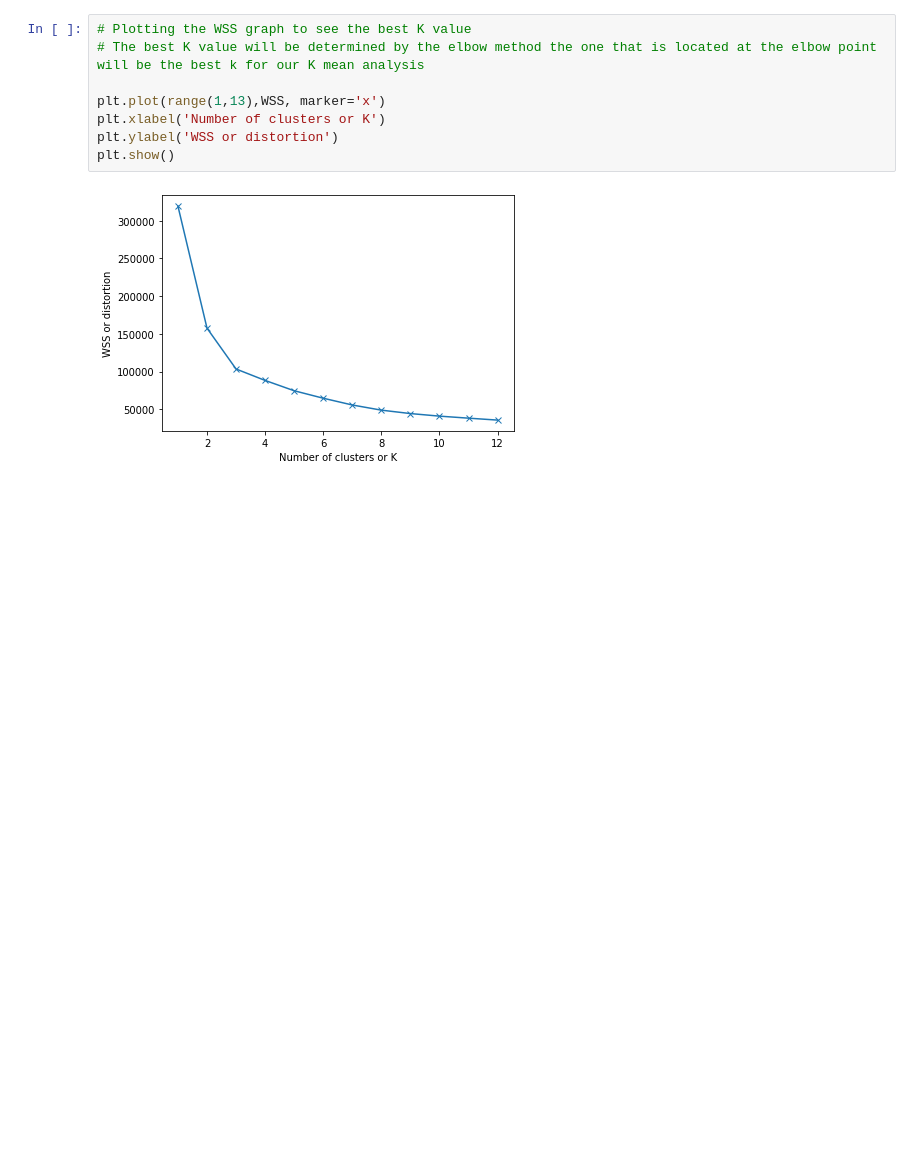
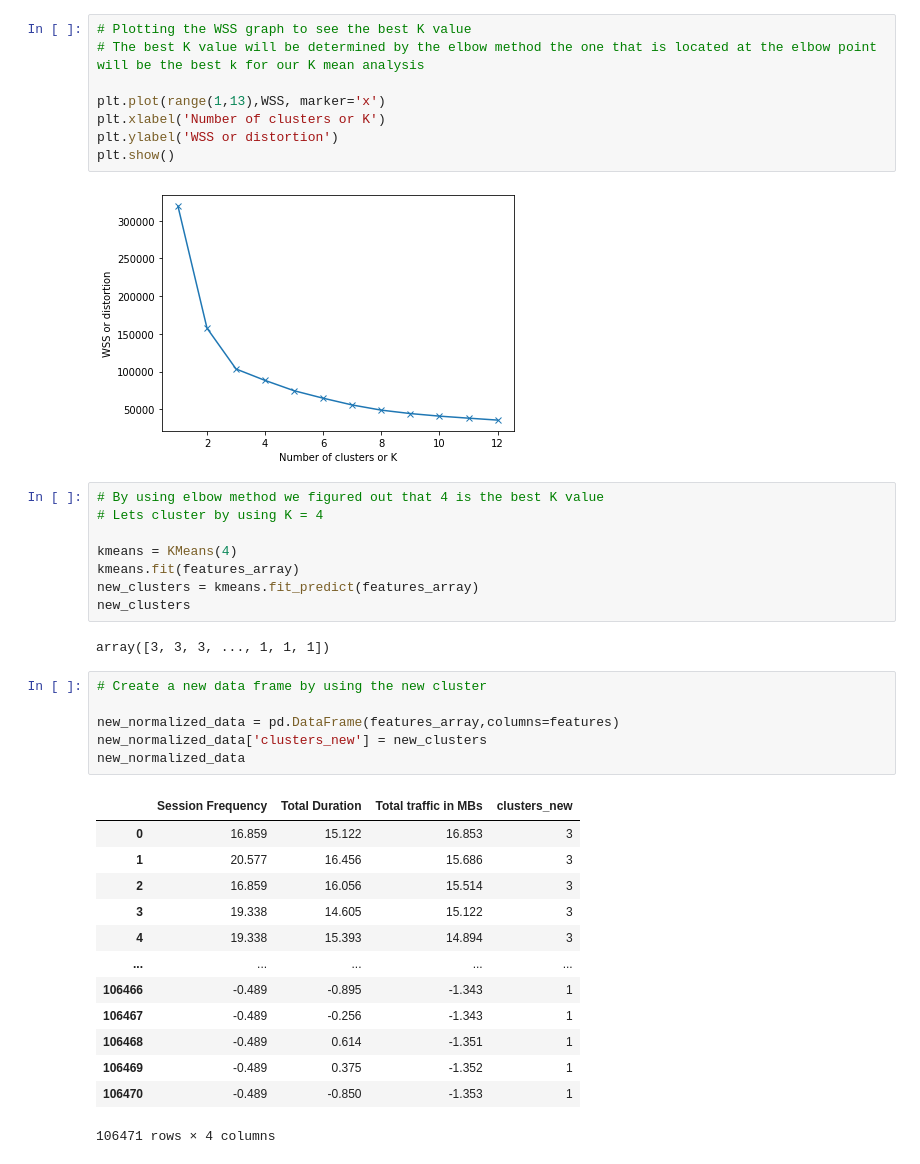
Before and after one commit to Micky373/Telecom_user_analytics, a Jupyter notebook: notebooks/user_engagement_analysis.ipynb, the cells around one changed output. Saved outputs shown, nothing was run; the diff lists cells and outputs as text; blank space fills up the shorter version.

```diff
--- a/notebooks/user_engagement_analysis.ipynb
+++ b/notebooks/user_engagement_analysis.ipynb
@@ -432,3 +432,33 @@ plt.ylabel('WSS or distortion')
 plt.show()
 # %% [output]
 [figure]
+# %%
+# By using elbow method we figured out that 4 is the best K value
+# Lets cluster by using K = 4
+
+kmeans = KMeans(4)
+kmeans.fit(features_array)
+new_clusters = kmeans.fit_predict(features_array)
+new_clusters
+# %% [output]
+array([3, 3, 3, ..., 1, 1, 1])
+# %%
+# Create a new data frame by using the new cluster
+
+new_normalized_data = pd.DataFrame(features_array,columns=features)
+new_normalized_data['clusters_new'] = new_clusters
+new_normalized_data
+# %% [output]
+|  | Session Frequency | Total Duration | Total traffic in MBs | clusters_new |
+| 0 | 16.859 | 15.122 | 16.853 | 3 |
+| 1 | 20.577 | 16.456 | 15.686 | 3 |
+| 2 | 16.859 | 16.056 | 15.514 | 3 |
+| 3 | 19.338 | 14.605 | 15.122 | 3 |
+| 4 | 19.338 | 15.393 | 14.894 | 3 |
+| ... | ... | ... | ... | ... |
+| 106466 | -0.489 | -0.895 | -1.343 | 1 |
+| 106467 | -0.489 | -0.256 | -1.343 | 1 |
+| 106468 | -0.489 | 0.614 | -1.351 | 1 |
+| 106469 | -0.489 | 0.375 | -1.352 | 1 |
+| 106470 | -0.489 | -0.850 | -1.353 | 1 |
+106471 rows × 4 columns
```
Also changed, not shown: parts of 4 cells of this notebook.
